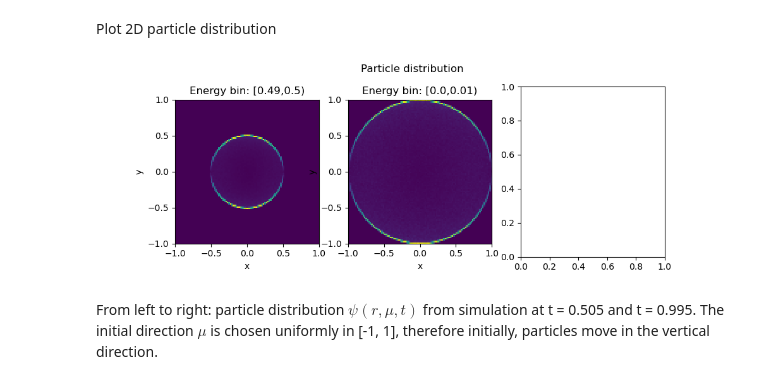
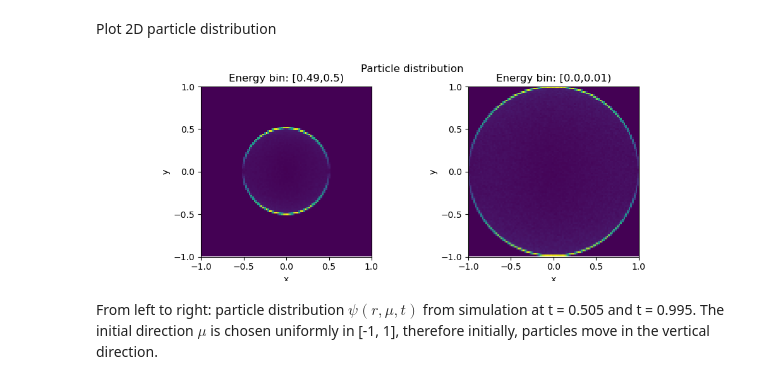
Before and after one commit to KlaasWillems/electronTransportCode, a Jupyter notebook: numericalExperiments/pointSource/PointSourceTest.ipynb, the cells around one changed output. Saved outputs shown, nothing was run; the diff lists cells and outputs as text; code cells hidden in the pictures.

```diff
--- a/numericalExperiments/pointSource/PointSourceTest.ipynb
+++ b/numericalExperiments/pointSource/PointSourceTest.ipynb
@@ -106,44 +102,35 @@ ebin1Index = int((Ebins-1)/2)
 finalFluence = np.flipud(np.reshape(fluenceEstimator.scoreMatrix[ebin2Index, :], (xbins, xbins)))
 initFluence = np.flipud(np.reshape(fluenceEstimator.scoreMatrix[ebin1Index, :], (xbins, xbins)))
 
-fig, (ax1, ax2, ax3) = plt.subplots(1, 3, figsize=(10, 3.5))
+fig, (ax1, ax2) = plt.subplots(1, 2, figsize=(10, 3.5))
 fig.suptitle('Particle distribution')
 
 roundDigits = 3
 # Initial particle distribution
 bin1left = np.round(fluenceEstimator.Erange[ebin1Index], roundDigits)
 bin1right = np.round(fluenceEstimator.Erange[ebin1Index+1], roundDigits)
 ax1.set_title(f'Energy bin: [{bin1left},{bin1right})')
 ax1.matshow(initFluence, extent=[xmin, xmax, ymin, ymax])
 ax1.set_xticks(np.linspace(xmin, xmax, 5))
 ax1.set_yticks(np.linspace(xmin, xmax, 5))
 ax1.xaxis.tick_bottom()
 ax1.set_xlabel('x')
 ax1.set_ylabel('y')
 
 # End particle distribution
 bin2left = np.round(fluenceEstimator.Erange[ebin2Index], roundDigits)
 bin2right = np.round(fluenceEstimator.Erange[ebin2Index+1], roundDigits)
 ax2.matshow(finalFluence, extent=[xmin, xmax, ymin, ymax])
 ax2.set_title(f'Energy bin: [{bin2left},{bin2right})')
 ax2.set_xticks(np.linspace(xmin, xmax, 5))
 ax2.set_yticks(np.linspace(xmin, xmax, 5))
 ax2.xaxis.tick_bottom()
 ax2.set_xlabel('x')
 ax2.set_ylabel('y')
 
-# Exact end particle distribution
-# ax3.matshow(res, extent=[solxmin, solxmax, solxmin, solxmax])
-# ax3.set_title(f'Energy 0 (t = 1)')
-# ax3.set_xticks(np.linspace(solxmin, solxmax, 5))
-# ax3.set_yticks(np.linspace(solxmin, solxmax, 5))
-# ax3.xaxis.tick_bottom()
-# ax3.set_xlabel('x')
-# ax3.set_ylabel('y')
-
 plt.show()
 # %% [output]
-[figure, old version]
+[figure, new version]
 # %% [markdown]
 From left to right: particle distribution $\psi(r, \mu, t)$ from simulation at t = 0.505 and t = 0.995. The initial direction $\mu$ is chosen uniformly in [-1, 1], therefore initially, particles move in the vertical direction.
 # %%
```
Also changed, not shown: parts of 5 cells of this notebook, 1 other file.
